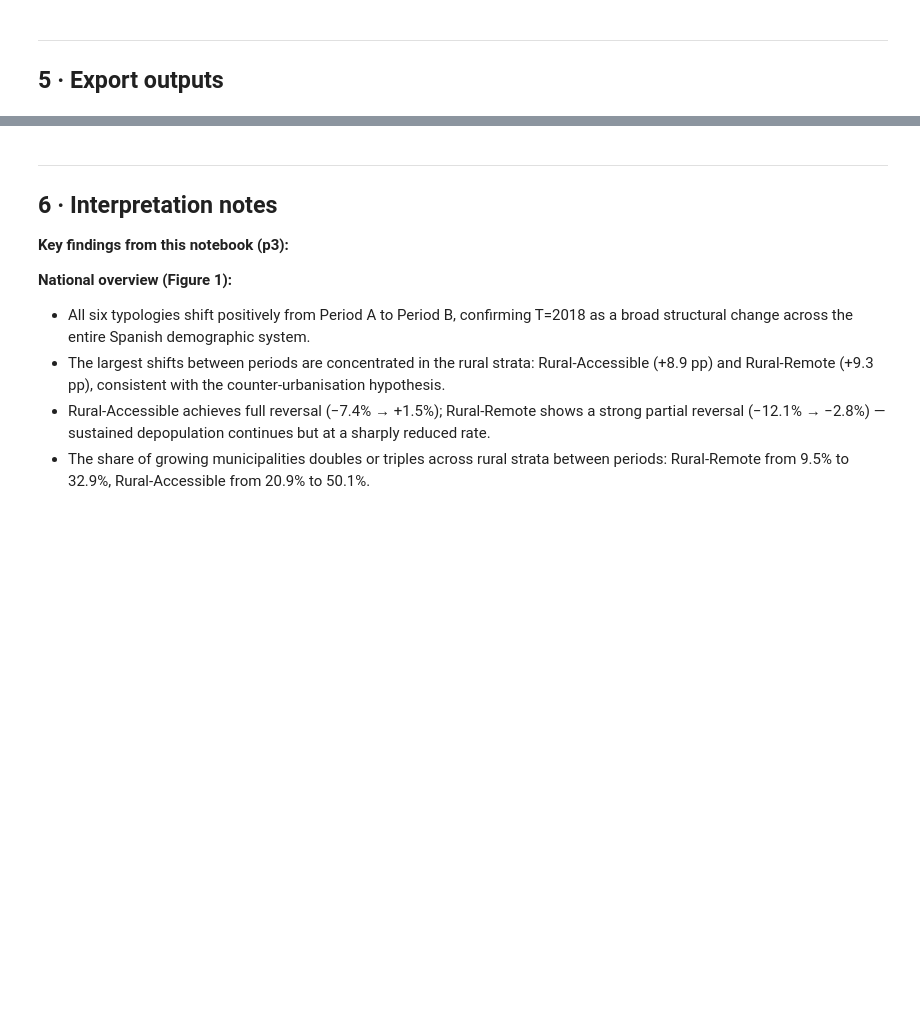
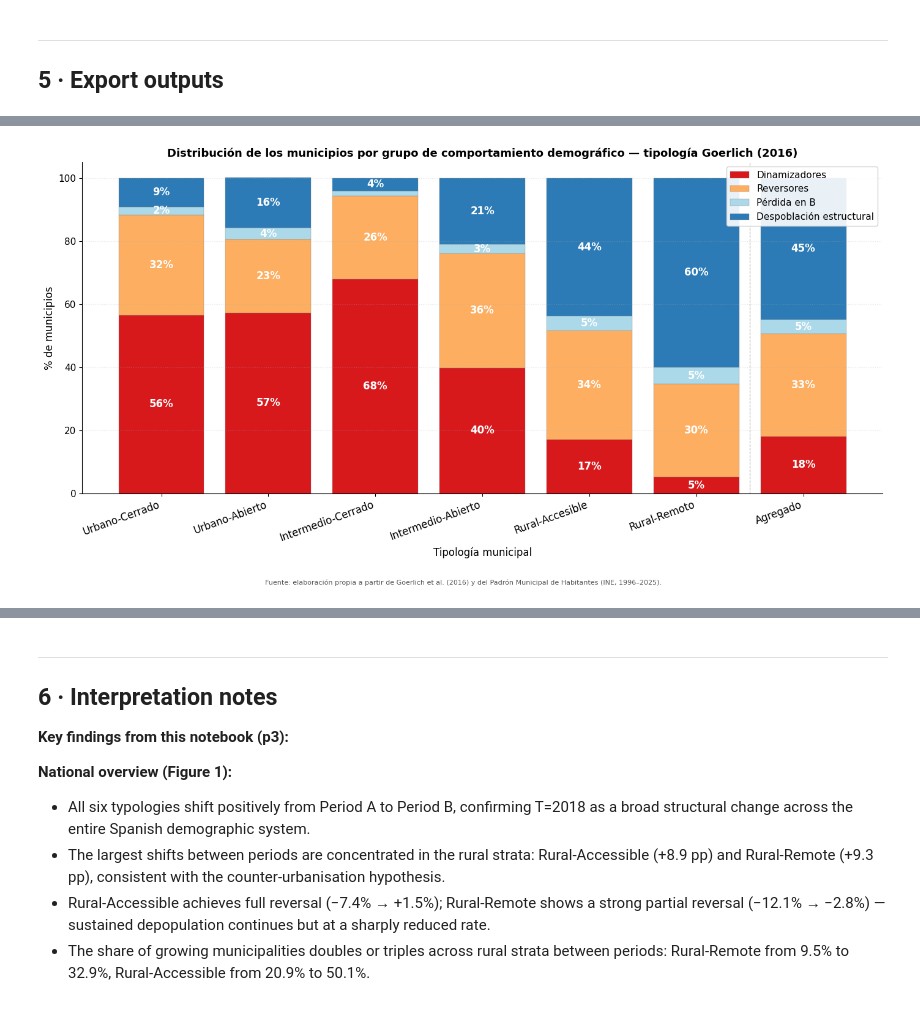
Before and after one commit to juanzotes/rural-migration-land-use-spain, a Jupyter notebook: notebooks/paper 1/p3_demographic_characterization.ipynb, the cells around one changed output, grey strips where cells are left out. Drawn from its saved outputs; the diff is of its cells as text; code cells hidden in the pictures; blank space fills up the shorter version.

```diff
--- a/notebooks/paper 1/p3_demographic_characterization.ipynb
+++ b/notebooks/paper 1/p3_demographic_characterization.ipynb
@@ -943,0 +1200,88 @@ print(summary)
+# %%
+# =============================================================================
+# FIGURA 2 — Versión en castellano
+# Distribución de municipios por grupo de comportamiento demográfico
+# según tipología Goerlich (2016)
+# =============================================================================
+
+TYPOLOGY_TITLES_ES = {
+    'Urbano - Cerrado'     : 'Urbano-Cerrado',
+    'Urbano - Abierto'     : 'Urbano-Abierto',
+    'Intermedio - Cerrado' : 'Intermedio-Cerrado',
+    'Intermedio - Abierto' : 'Intermedio-Abierto',
+    'Rural - Accesible'    : 'Rural-Accesible',
+    'Rural - Remoto'       : 'Rural-Remoto',
+}
+
+GROUP_LABELS_ES = {
+    'Grows in both'          : 'Dinamizadores',
+    'Reverses in B'          : 'Reversores',
+    'Loses in B'             : 'Pérdida en B',
+    'Structural depopulation': 'Despoblación estructural',
+}
+
+FIG2_LABELS_ES = {
+    'title'     : 'Distribución de los municipios por grupo de comportamiento demográfico — tipología Goerlich (2016)',
+    'xlabel'    : 'Tipología municipal',
+    'ylabel'    : '% de municipios',
+    'source'    : 'Fuente: elaboración propia a partir de Goerlich et al. (2016) y del Padrón Municipal de Habitantes (INE, 1996–2025).',
+    'agg_label' : 'Agregado',
+}
+
+# ── Columna agregada ponderada — excluir fila 'All' de matrix_n ─────────────
+matrix_n_clean = matrix_n.drop(index='All', errors='ignore')[
+    [g for g in GROUP_ORDER if g in matrix_n.columns]
+]
+n_total_es = matrix_n_clean.sum(axis=1)
+agg_row_es = (matrix_n_clean.div(n_total_es, axis=0) * 100).mul(
+              n_total_es, axis=0).sum() / n_total_es.sum()
+agg_df_es  = pd.DataFrame(agg_row_es).T
+agg_df_es.index = [FIG2_LABELS_ES['agg_label']]
+matrix_plot_es = pd.concat([matrix_pct, agg_df_es])
+
+xticklabels_es = [TYPOLOGY_TITLES_ES[t] for t in matrix_pct.index] + [FIG2_LABELS_ES['agg_label']]
+
+fig, ax = plt.subplots(figsize=(14, 7))
+bottom  = np.zeros(len(matrix_plot_es))
+
+for group in GROUP_ORDER:
+    if group not in matrix_plot_es.columns:
+        continue
+    vals  = matrix_plot_es[group].values
+    label = GROUP_LABELS_ES[group]
+    ax.bar(range(len(matrix_plot_es)), vals,
+           bottom=bottom,
+           color=GROUP_COLORS[group],
+           label=label,
+           edgecolor='grey', linewidth=0.25)
+    for j, (v, b) in enumerate(zip(vals, bottom)):
+        if v > 2:
+            ax.text(j, b + v / 2, f'{v:.0f}%',
+                    ha='center', va='center',
+                    fontsize=12, fontweight='bold', color='white')
+    bottom += vals
+
+# Línea separadora antes de Agregado
+ax.axvline(x=len(matrix_pct) - 0.5, color='#aaaaaa',
+           linestyle='--', linewidth=0.8)
+
+ax.set_xticks(range(len(matrix_plot_es)))
+ax.set_xticklabels(xticklabels_es, rotation=20, ha='right', fontsize=12)
+ax.set_ylabel(FIG2_LABELS_ES['ylabel'], fontsize=12)
+ax.set_xlabel(FIG2_LABELS_ES['xlabel'], fontsize=12)
+ax.set_ylim(0, 105)
+ax.set_title(FIG2_LABELS_ES['title'], fontsize=13, fontweight='bold')
+ax.legend(loc='upper right', fontsize=11, framealpha=0.9)
+ax.grid(axis='y', linestyle=':', alpha=0.3)
+ax.tick_params(axis='y', labelsize=11)
+ax.spines[['top', 'right']].set_visible(False)
+fig.text(0.5, -0.04, FIG2_LABELS_ES['source'],
+         ha='center', fontsize=8, color='#555555')
+plt.tight_layout()
+
+fp_es = FIGURES_DIR / 'p3_fig2_matrix_stacked_es.png'
+plt.savefig(fp_es, dpi=300, bbox_inches='tight')
+plt.show()
+print(f'Guardado → {fp_es.name}')
+# %% [output]
+[figure, added]
```
Also changed, not shown: parts of 24 cells of this notebook, 5 other files.
